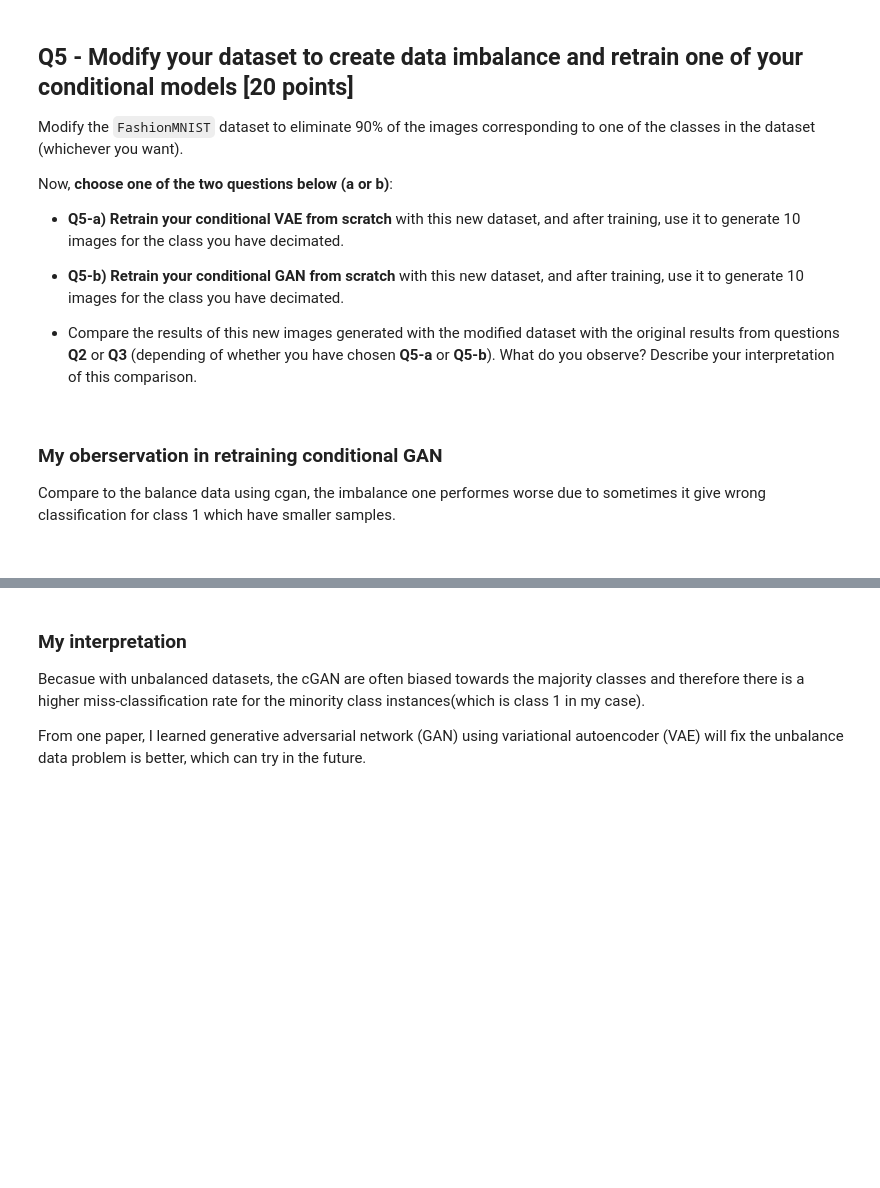
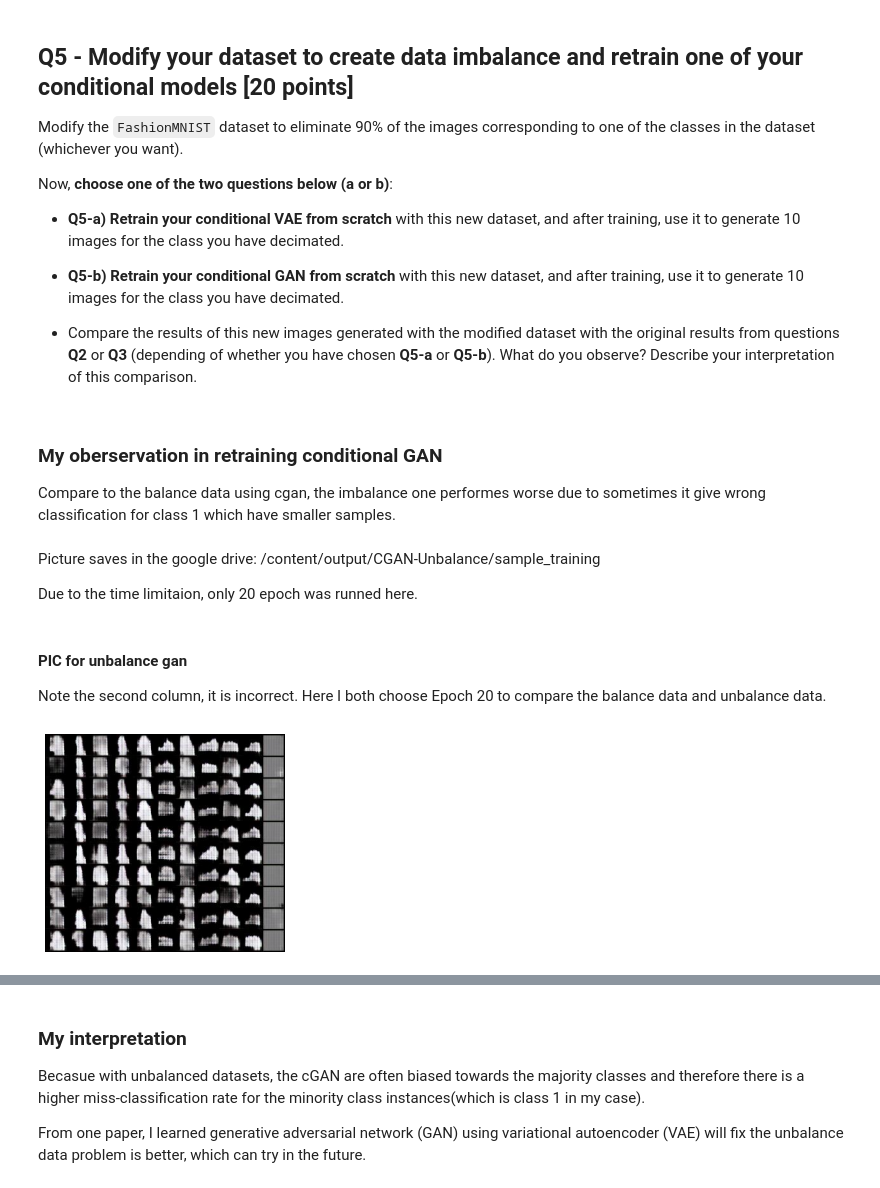
Before and after one commit to ACSE-jl2722/ci_mpm, a Jupyter notebook: DL_module_Coursework_I_questions.ipynb, the cells around one changed output, grey strips where cells are left out. Saved outputs shown, nothing was run; the diff lists cells and outputs as text; code cells hidden in the pictures; blank space fills up the shorter version.

```diff
--- a/DL_module_Coursework_I_questions.ipynb
+++ b/DL_module_Coursework_I_questions.ipynb
@@ -931,5 +971,23 @@ Now, **choose one of the two questions below (a or b)**:
 ### My oberservation in retraining conditional GAN
 
 Compare to the balance data using cgan, the imbalance one performes worse due to sometimes it give wrong classification for class 1 which have smaller samples.
-
-<br>
+# %% [markdown]
+Picture saves in the google drive: /content/output/CGAN-Unbalance/sample_training
+
+Due to the time limitaion, only 20 epoch was runned here.
+# %% [markdown]
+#### PIC for unbalance gan
+Note the second column, it is incorrect. Here I both choose Epoch 20 to compare the balance data and unbalance data.
+# %%
+import cv2
+import matplotlib.pyplot as plt
+
+def show_image(image):
+    plt.axis("off")
+    plt.imshow(image)
+    plt.show()
+
+image = cv2.imread("/content/output/CGAN-Unbalance/sample_training/Epoch_(20)_(120of120).jpg")
+show_image(image)
+# %% [output]
+[figure, added]
```
Also changed, not shown: parts of 12 cells of this notebook.
